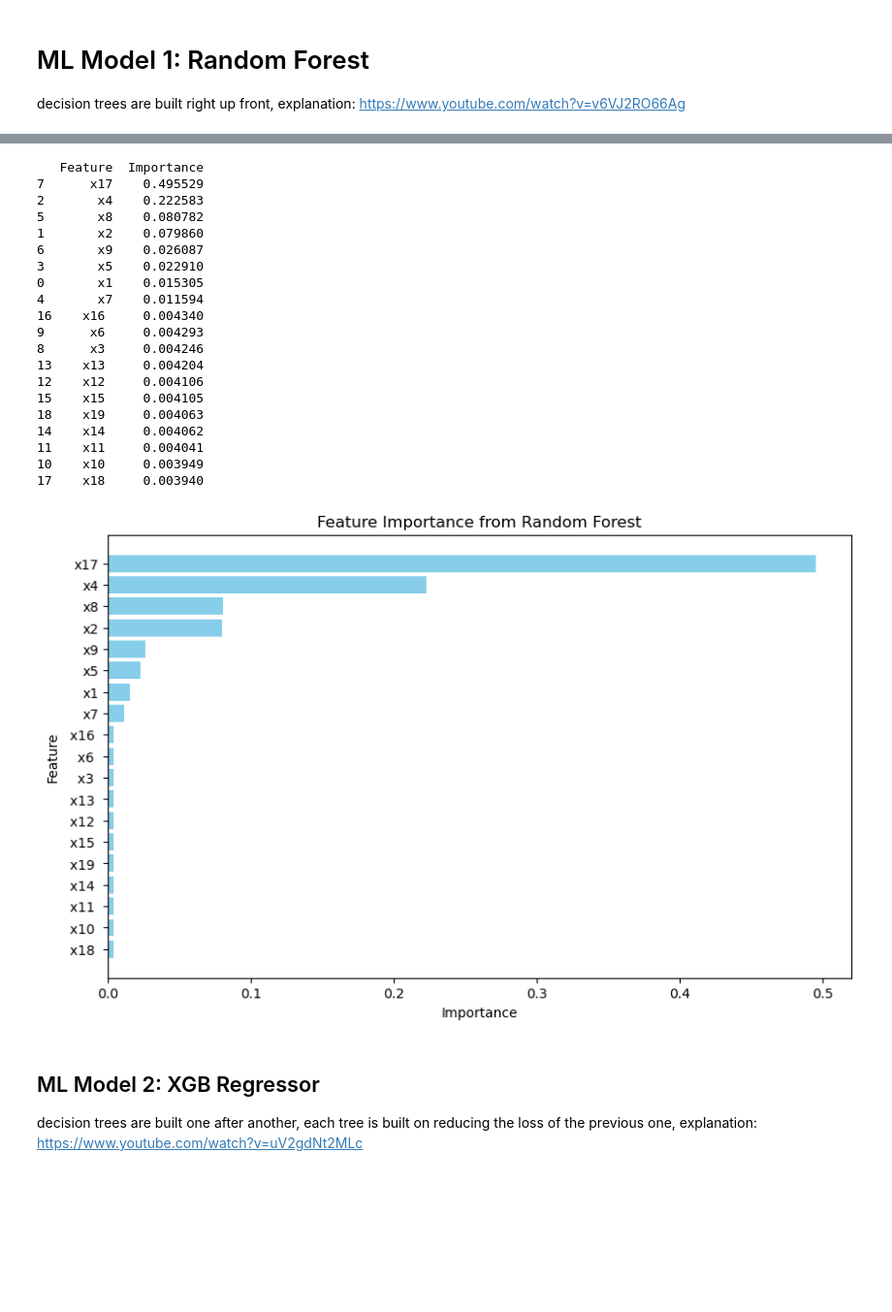
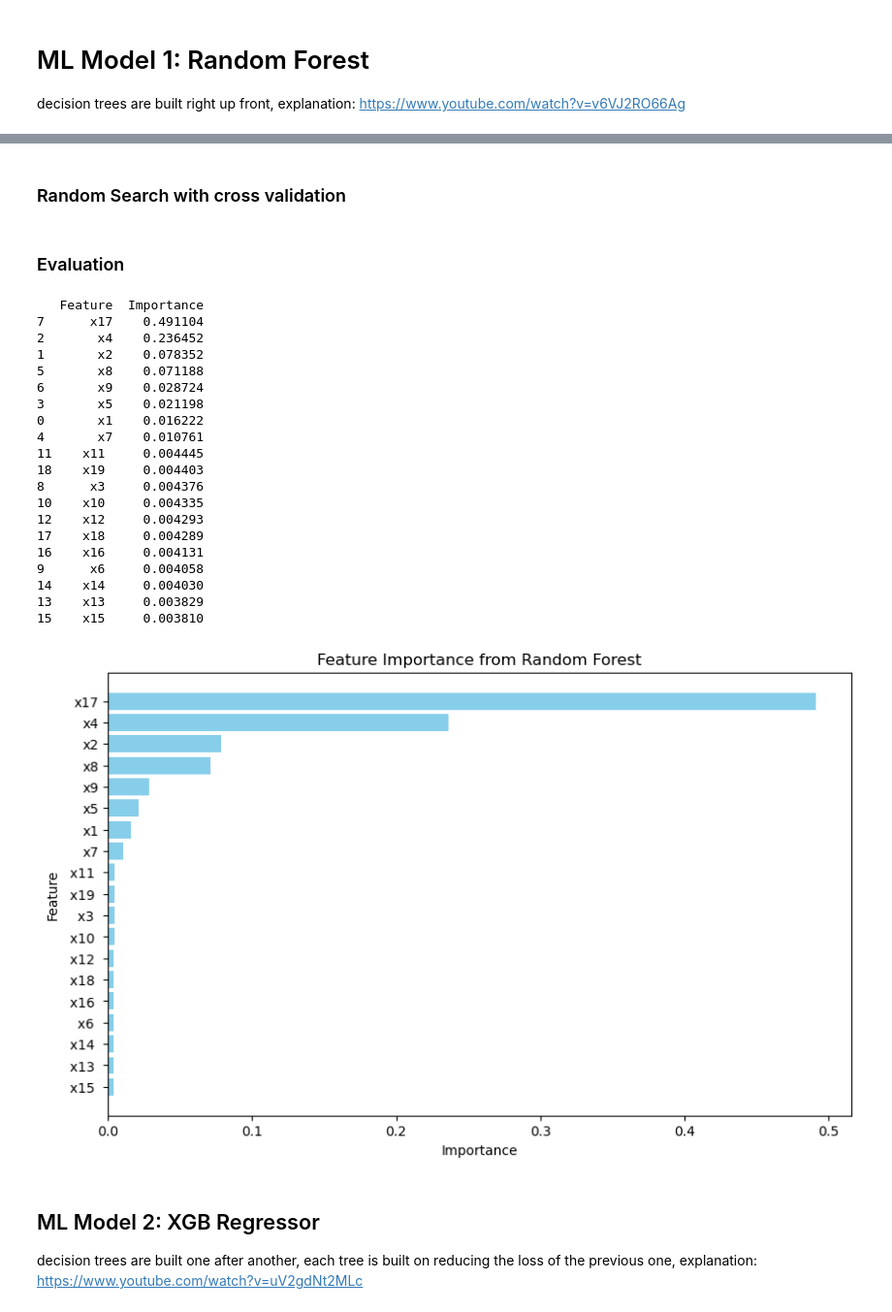
Before and after one commit to hritiksauw199/Nanomatter-Motionlab, a Jupyter notebook: data_generate_code.ipynb, the cells around one changed output, grey strips where cells are left out. Shown at 97% size. Cells and saved outputs as stored; diff of their text form; code cells hidden in the pictures; blank space fills up the shorter version.

Commit message:
added k-cross validation

```diff
--- a/data_generate_code.ipynb
+++ b/data_generate_code.ipynb
@@ -204,0 +223,14 @@ explanation: https://www.youtube.com/watch?v=v6VJ2RO66Ag
+# %%
+
+
+# Split the data into training and testing sets
+X_train, X_test, y_train, y_test = train_test_split(X, y, test_size=0.2, random_state=42)
+
+# Train a Random Forest model
+model = RandomForestRegressor(n_estimators=100, random_state=42)
+model.fit(X_train, y_train)
+
+y_pred = model.predict(X_test)
+score = r2_score(y_test, y_pred)
+
+print(f"R2 Score: {score}")
@@ -205,63 +306,52 @@ explanation: https://www.youtube.com/watch?v=v6VJ2RO66Ag
+# %% [markdown]
+### Random Search with cross validation
+# %% [markdown]
+### Evaluation
 # %%
-import numpy as np
-import pandas as pd
-from sklearn.ensemble import RandomForestRegressor
-from sklearn.model_selection import train_test_split
-import matplotlib.pyplot as plt
-
-X = drift_data.drop(['outcome'],axis=1)
-y = drift_data['outcome']
-
-# Split the data into training and testing sets
-X_train, X_test, y_train, y_test = train_test_split(X, y, test_size=0.1, random_state=42)
-
-# Train a Random Forest model
-model = RandomForestRegressor(n_estimators=100, random_state=42)
-model.fit(X_train, y_train)
 
 # Get feature importances
 importances = model.feature_importances_
 feature_names = X.columns
 
 # Create a DataFrame for better visualization
 importance_df = pd.DataFrame({
     'Feature': feature_names,
     'Importance': importances
 }).sort_values(by='Importance', ascending=False)
 
 # Display feature importances
 print(importance_df)
 
 # Plot feature importances
 plt.figure(figsize=(10, 6))
 plt.barh(importance_df['Feature'], importance_df['Importance'], color='skyblue')
 plt.xlabel('Importance')
 plt.ylabel('Feature')
 plt.title('Feature Importance from Random Forest')
 plt.gca().invert_yaxis()
 plt.show()
 # %% [output]
    Feature  Importance
-7      x17    0.495529
-2       x4    0.222583
-5       x8    0.080782
-1       x2    0.079860
-6       x9    0.026087
-3       x5    0.022910
-0       x1    0.015305
-4       x7    0.011594
-16    x16     0.004340
-9      x6     0.004293
-8      x3     0.004246
-13    x13     0.004204
-12    x12     0.004106
-15    x15     0.004105
-18    x19     0.004063
-14    x14     0.004062
-11    x11     0.004041
-10    x10     0.003949
-17    x18     0.003940
+7      x17    0.491104
+2       x4    0.236452
+1       x2    0.078352
+5       x8    0.071188
+6       x9    0.028724
+3       x5    0.021198
+0       x1    0.016222
+4       x7    0.010761
+11    x11     0.004445
+18    x19     0.004403
+8      x3     0.004376
+10    x10     0.004335
+12    x12     0.004293
+17    x18     0.004289
+16    x16     0.004131
+9      x6     0.004058
+14    x14     0.004030
+13    x13     0.003829
+15    x15     0.003810
-[figure, old version]
+[figure, new version]
 # %% [markdown]
 ## ML Model 2: XGB Regressor
 
```
Also changed, not shown: parts of 9 cells of this notebook, 3 other files.
